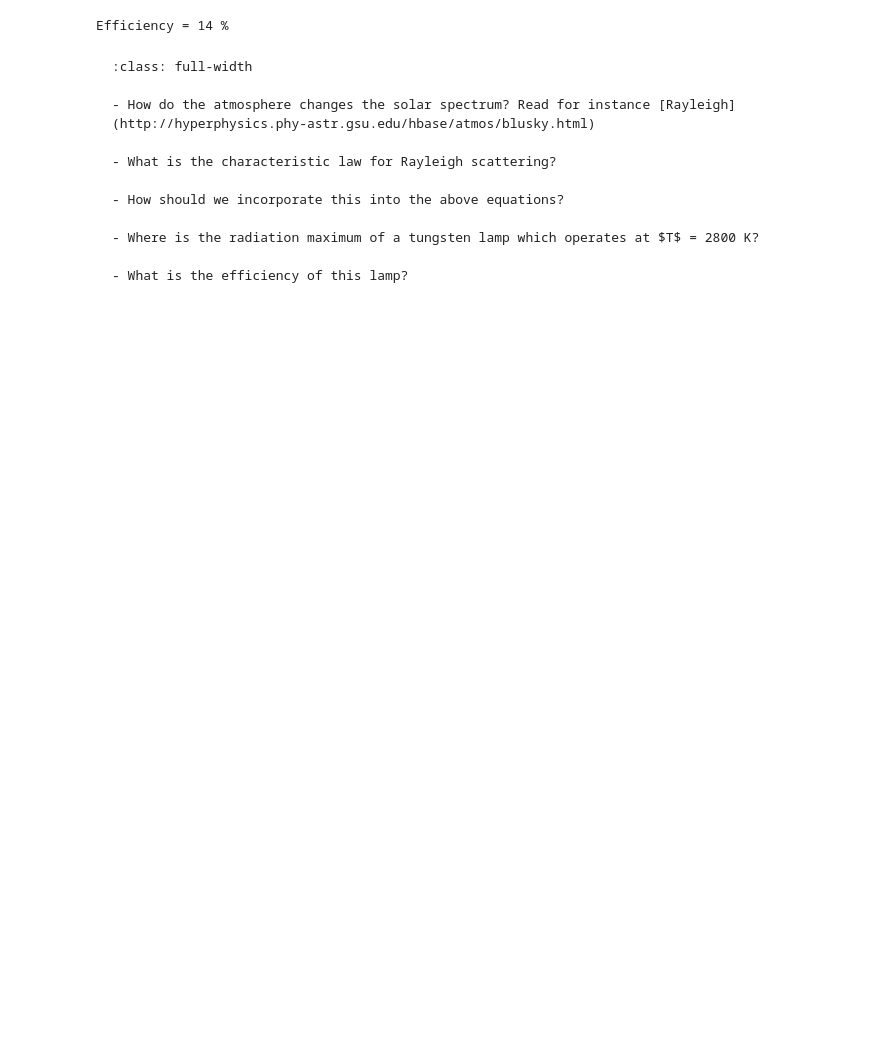
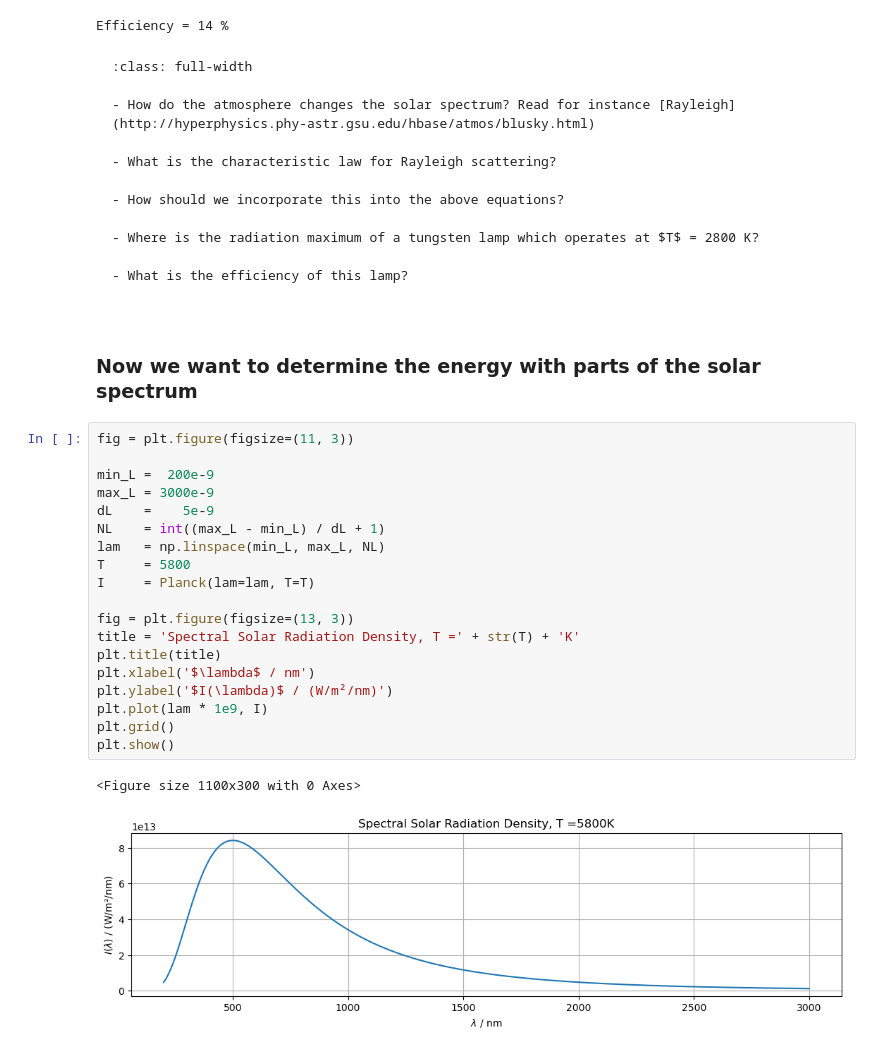
Before and after one commit to GitAndi18/Light, a Jupyter notebook: _build/jupyter_execute/Ch_1/Planck_240315.ipynb, the cells around one changed output. Saved outputs shown, nothing was run; the diff lists cells and outputs as text; blank space fills up the shorter version.

````diff
--- a/_build/jupyter_execute/Ch_1/Planck_240315.ipynb
+++ b/_build/jupyter_execute/Ch_1/Planck_240315.ipynb
@@ -112,3 +113,27 @@ Efficiency = 14 %
 - What is the efficiency of this lamp?
 
 ```
+# %% [markdown]
+### Now we want to determine the energy with parts of the solar spectrum
+# %%
+fig = plt.figure(figsize=(11, 3))
+
+min_L =  200e-9
+max_L = 3000e-9
+dL    =    5e-9
+NL    = int((max_L - min_L) / dL + 1)
+lam   = np.linspace(min_L, max_L, NL)
+T     = 5800
+I     = Planck(lam=lam, T=T)
+
+fig = plt.figure(figsize=(13, 3))
+title = 'Spectral Solar Radiation Density, T =' + str(T) + 'K'
+plt.title(title)
+plt.xlabel('$\lambda$ / nm')
+plt.ylabel('$I(\lambda)$ / (W/m²/nm)')
+plt.plot(lam * 1e9, I)
+plt.grid()
+plt.show()
+# %% [output]
+<Figure size 1100x300 with 0 Axes>
+[figure, added]
````
Also changed, not shown: parts of 6 cells of this notebook, 33 other files.
